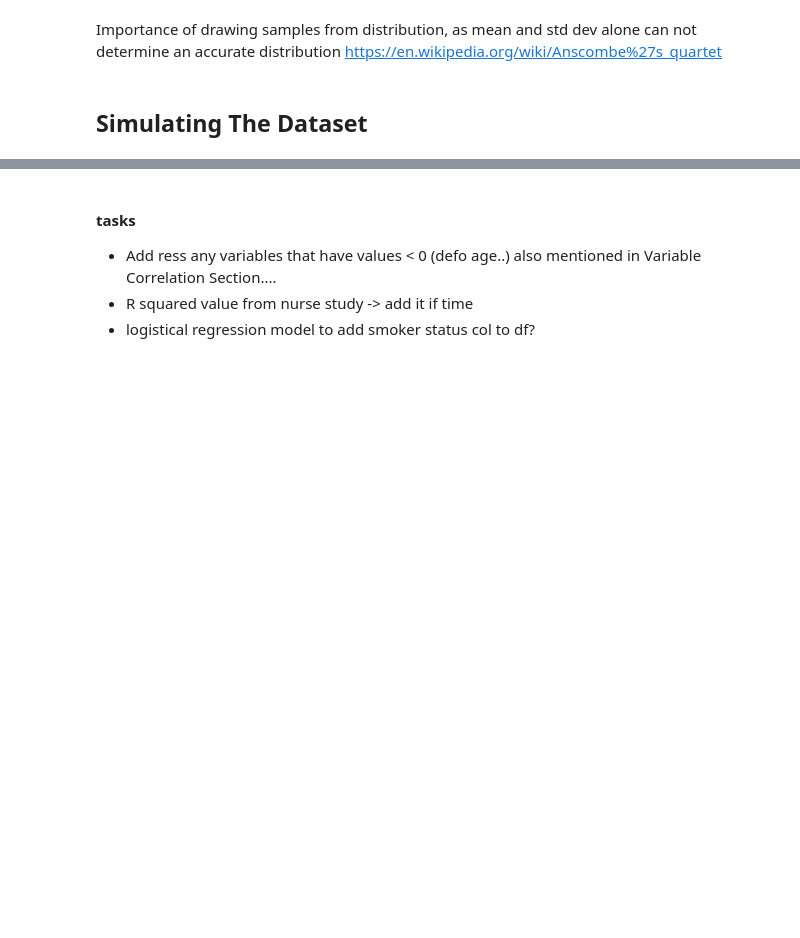
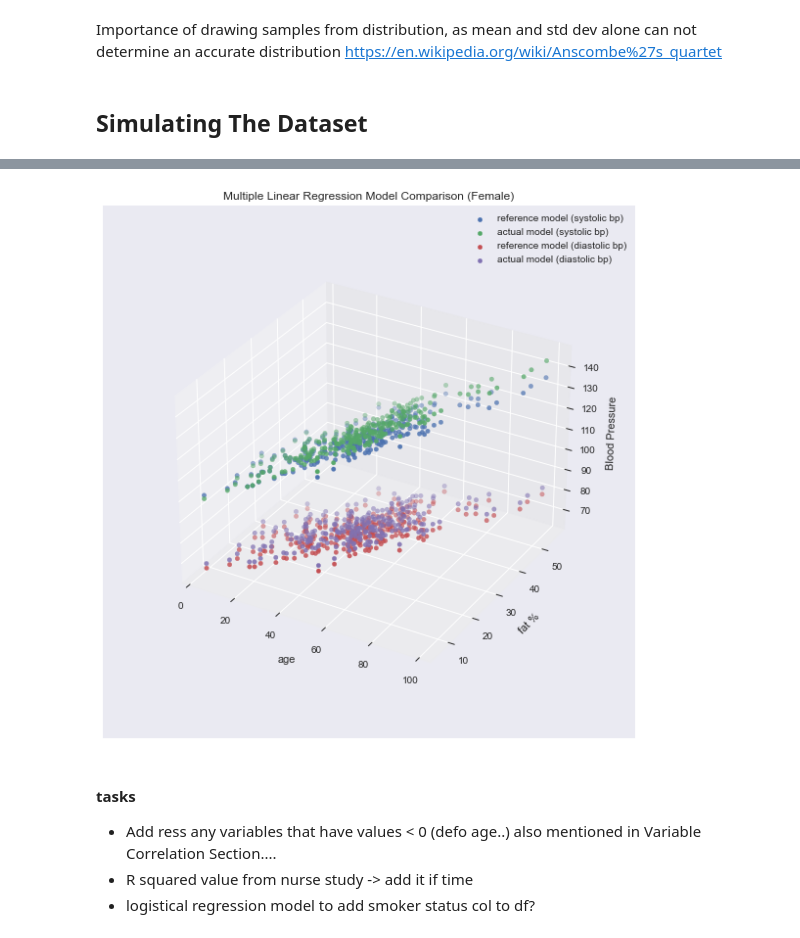
Before and after one commit to CiaranMoran27/playing_with_jupyter, a Jupyter notebook: modelling_real_world_scenario.ipynb, the cells around one changed output, grey strips where cells are left out. Drawn from its saved outputs; the diff is of its cells as text; code cells hidden in the pictures; blank space fills up the shorter version.

```diff
--- a/modelling_real_world_scenario.ipynb
+++ b/modelling_real_world_scenario.ipynb
@@ -918,3 +874,48 @@ coefficient:              63.286           73.87                65.743
+# %%
+# return co-efficents and intercept of linear regression models in relevant variables
+reg_female_bps = compute_linear_regression_stats(df_female[['age', 'fat%']], df_female['bps'])
+reg_female_bpd = compute_linear_regression_stats(df_female[['age', 'fat%']], df_female['bpd'])
+
+# My model: store models regression stats
+# female stats
+female_bps_coeff_age = reg_female_bps[0][0]
+female_bps_coeff_fat = reg_female_bps[0][1]
+female_bps_intercept = reg_female_bps[1]
+female_bpd_coeff_age = reg_female_bpd[0][0]
+female_bpd_coeff_fat = reg_female_bpd[0][1]
+female_bpd_intercept = reg_female_bpd[1]
+
+# My model: return data for male and female systolic blood pressure
+actual_model_female_bps = simulate_regression_eqn(df_female, female_bps_intercept, female_bps_coeff_fat, female_bps_coeff_age)
+actual_model_female_bpd = simulate_regression_eqn(df_female, female_bpd_intercept, female_bpd_coeff_fat, female_bpd_coeff_age)
+
+# Reference Female Model from Boledovičová et al.(2013):
+# return data for male and female systolic blood pressure
+    # Blood pressure systolic = 100.13 + 0.332 × fat percentage + 0.365 × age
+    # Blood pressure diastolic = 65.56 + 0.214 × fat percentage + 0.141 × age
+ref_model_female_bps = simulate_regression_eqn(df_female, 100.13, 0.332, 0.365)
+ref_model_female_bpd = simulate_regression_eqn(df_female, 65.56, 0.214, 0.141)
+# %%
+fig = plt.figure(figsize = (10, 10))    # add figure
+ax = plt.axes(projection='3d')          # set axis to 3 dimensional
+
+# scatter plot code
+ax.scatter(df_female['age'], df_female['fat%'], ref_model_female_bps, label = 'reference model (systolic bp)')
+ax.scatter(df_female['age'], df_female['fat%'], actual_model_female_bps, label = 'actual model (systolic bp)')
+ax.scatter(df_female['age'], df_female['fat%'], ref_model_female_bpd, label = 'reference model (diastolic bp)')
+ax.scatter(df_female['age'], df_female['fat%'], actual_model_female_bpd, label = 'actual model (diastolic bp)')
+
+# format plot code
+plt.rcParams.update({'font.size': 22})
+ax.set_title('Multiple Linear Regression Model Comparison (Female)')
+ax.set_xlabel('age')
+ax.set_ylabel('fat %')
+ax.set_zlabel('Blood Pressure')
+ax.dist = 12
+plt.legend()
+plt.show()
+# %% [output]
+[figure, added]
 # %% [markdown]
 #### tasks
 - Add ress any variables that have values < 0 (defo age..) also mentioned in Variable Correlation Section....
```
Also changed, not shown: parts of 11 cells of this notebook, 2 other files.
